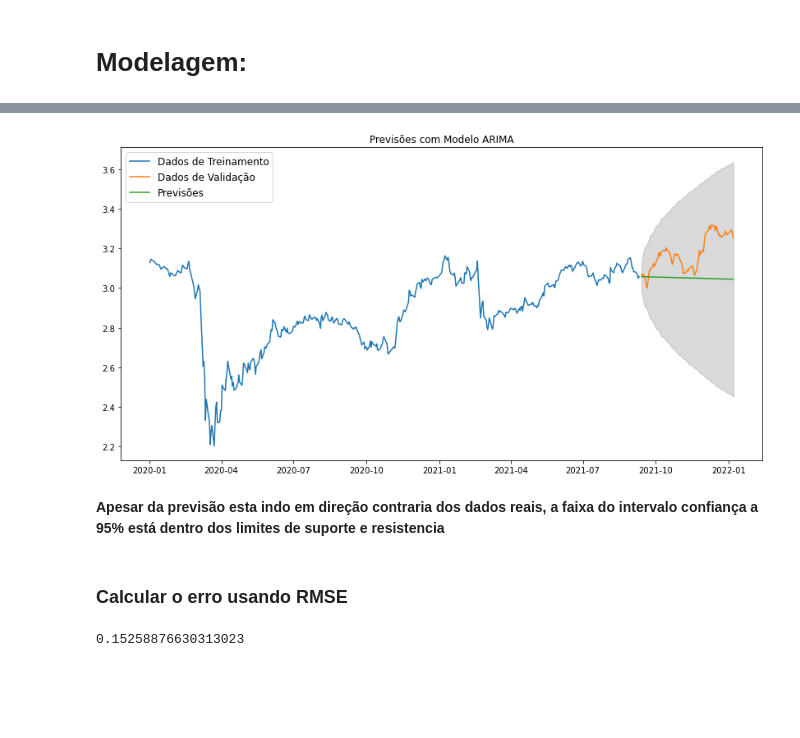
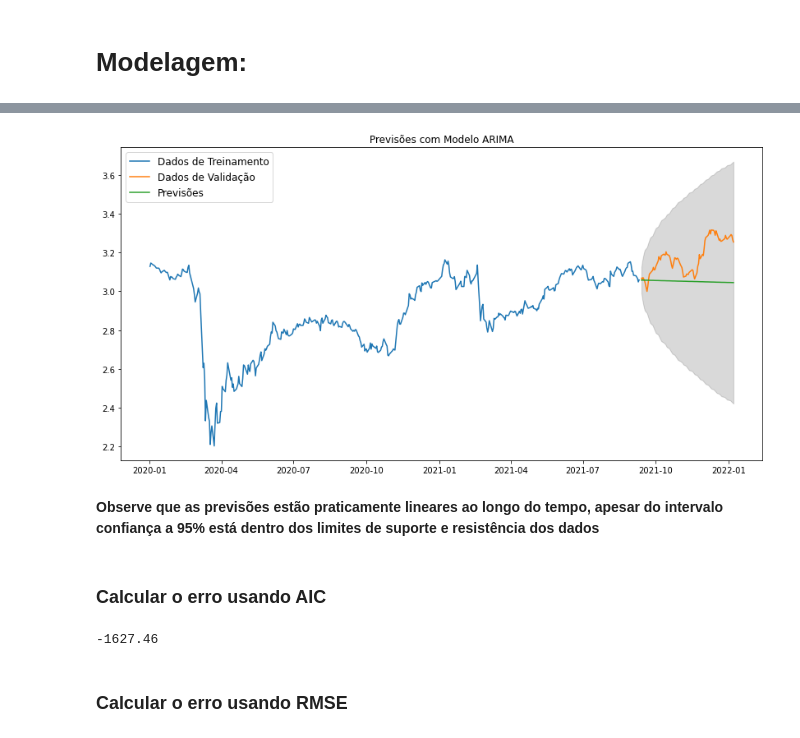
Before and after one commit to guirocha008/Ciencia-de-Dados, a Jupyter notebook: Modelo_ARIMA.ipynb, the cells around one changed output, grey strips where cells are left out. Saved outputs shown, nothing was run; the diff lists cells and outputs as text; code cells hidden in the pictures; blank space fills up the shorter version.

Commit message:
Modelo ARIMA

```diff
--- a/Modelo_ARIMA.ipynb
+++ b/Modelo_ARIMA.ipynb
@@ -748,0 +693,16 @@ fc, se, conf = modelo_v1.forecast(len(df_valid_log), alpha = 0.05)
+# %%
+#Dividir os dados de treino em validação também para treinar e validar a performance do modelo
+df_treino_val = df_treino[0:420]
+df_valid = df_treino[420:500]
+
+#Transformar os dados de treino e validação em Log Natural
+df_treino_val_log = np.log(df_treino_val)
+df_valid_log = np.log(df_valid)
+
+#Aplicar diferenciação de 1° e 2° ordem nos dados de treino com Log Natural
+df_treino_val_log_diff1 = df_treino_val_log - df_treino_val_log.shift(1)
+df_treino_val_log_diff2 = df_treino_val_log - df_treino_val_log.shift(2)
+
+#Aplicar diferenciação de 1° e 2° ordem nos dados de validação com Log Natural
+df_valid_log_diff1 = df_valid_log - df_valid_log.shift(1)
+df_valid_log_diff2 = df_valid_log - df_valid_log.shift(2)
@@ -748,0 +715,13 @@ fc, se, conf = modelo_v1.forecast(len(df_valid_log), alpha = 0.05)
+# %%
+# 1° Modelo diff = 1
+from statsmodels.tsa.arima_model import ARIMA
+
+import warnings
+warnings.filterwarnings('ignore')
+
+# Modelo 1
+# Usamos a serie sem diferenciação pois determinamos os parametros dentro do algoritimo do ARIMA
+modelo_ARIMA1 = ARIMA(df_treino_val_log, order = (1, 1, 1))
+
+# Treinamento
+modelo_v1 = modelo_ARIMA1.fit( disp = False)
@@ -803,31 +823,30 @@ array([[2.99008638, 3.12464875],
 # %%
-# Criar um dataframe para criar os intervalos de confiança
+# Criar um dataframe com as datas junto com a previsão
 fc_series = pd.Series(fc, index = df_valid_log.index)
-limite_inferior = pd.Series(conf[:, 0], index = df_valid.index)
-limite_superior = pd.Series(conf[:, 1], index = df_valid.index)
+
+#criar os intervalos de confiança
+limite_inferior = pd.Series(conf[:, 0], index = df_valid_log.index)
+limite_superior = pd.Series(conf[:, 1], index = df_valid_log.index)
 # %%
 # Plot
 plt.figure(figsize=(14, 7))
-plt.plot(df_treino_log, label = 'Dados de Treinamento')
+plt.plot(df_treino_val_log, label = 'Dados de Treinamento')
 plt.plot(df_valid_log, label = 'Dados de Validação')
 plt.plot(fc_series, label = 'Previsões')
 plt.fill_between(limite_inferior.index, limite_inferior, limite_superior, color = 'k', alpha = .15)
 plt.title('Previsões com Modelo ARIMA')
 plt.legend(loc = 'upper left', fontsize = 12)
 plt.show()
 # %% [output]
-[figure, old version]
+[figure, new version]
 # %% [markdown]
-**Apesar da previsão esta indo em direção contraria dos dados reais, a faixa do intervalo confiança a 95% está dentro dos limites de suporte e resistencia**
+**Observe que as previsões estão praticamente lineares ao longo do tempo, apesar do intervalo confiança a 95% está dentro dos limites de suporte e resistência dos dados**
+# %% [markdown]
+### Calcular o erro usando AIC
+# %%
+#Erro do modelo
+round(modelo_v1.aic,2)
+# %% [output]
+-1627.46
 # %% [markdown]
 ### Calcular o erro usando RMSE
-# %%
-# Define valor real e valor previsto
-y_true = df_valid_log
-y_pred = fc_series
-
-# Calcula o erro usando RMSE (Root Mean Squared Error)
-metrica_rmse = sqrt(mean_squared_error(y_true, y_pred))
-print(metrica_rmse)
-# %% [output]
-0.15258876630313023
```
Also changed, not shown: parts of 181 cells of this notebook.
